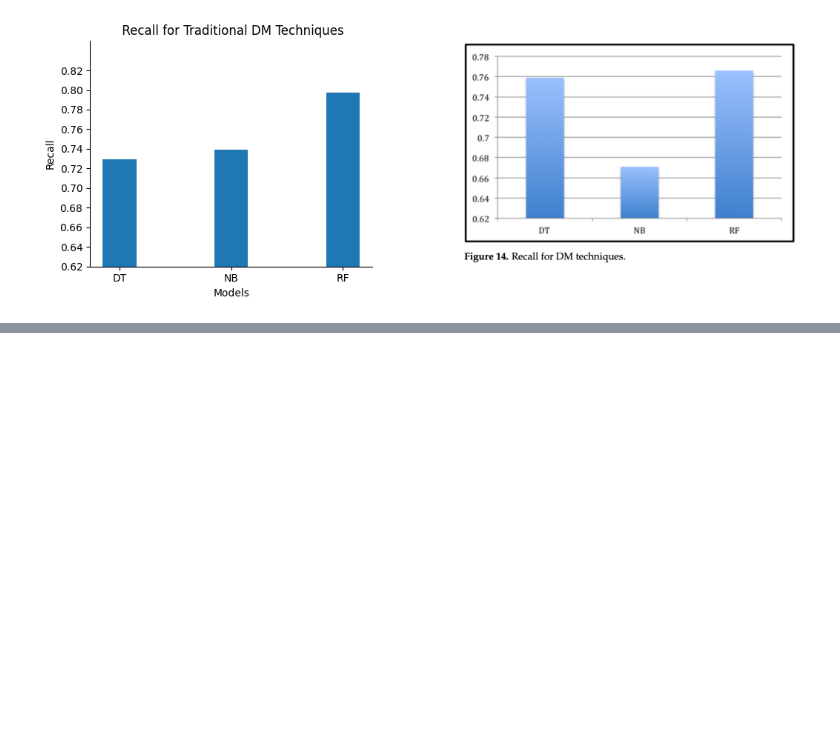
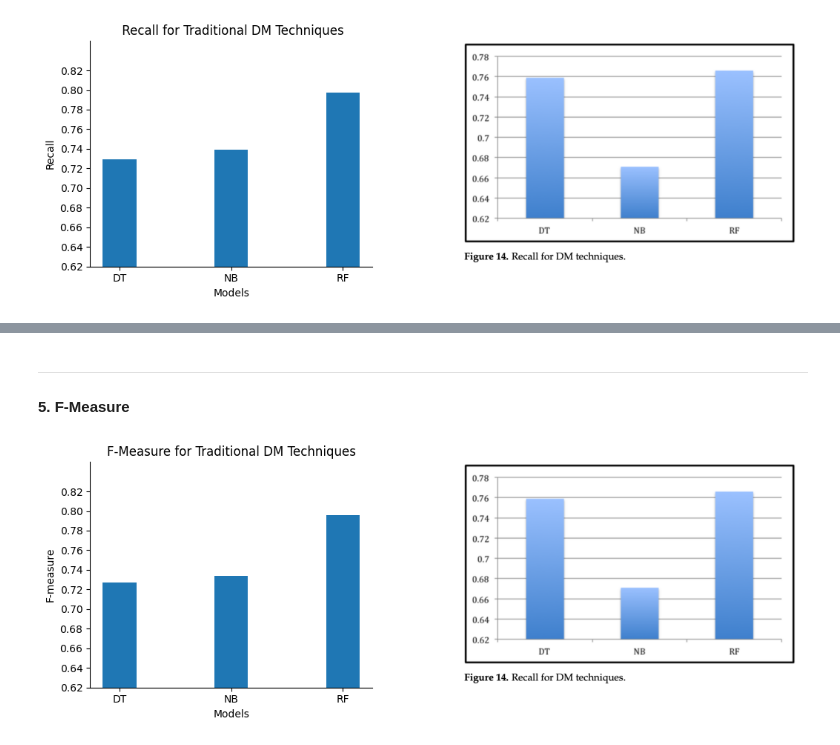
Before and after one commit to ucsd-psych201a/alsulami2023, a Jupyter notebook: writeup/Reproducibility Report.ipynb, the cells around one changed output, grey strips where cells are left out. Saved outputs shown, nothing was run; the diff lists cells and outputs as text; code cells hidden in the pictures; blank space fills up the shorter version.

```diff
--- a/writeup/Reproducibility Report.ipynb
+++ b/writeup/Reproducibility Report.ipynb
@@ -936,0 +937,34 @@ plt.show()
+# %% [markdown]
+---
+#### 5. F-Measure
+# %%
+# Select models and their precision values
+f1 = [metrics[3] for metrics in results.values()][0:3]
+
+# Load the image
+img = mpimg.imread('images/recall for traditional DM techniques.png')
+
+# Create subplots: 1 row, 2 columns
+fig, ax = plt.subplots(1, 2, figsize=(12, 4), gridspec_kw={'width_ratios': [1, 2]})
+
+# Plotting the bar chart
+ax[0].bar(models, f1, width=0.3)
+ax[0].set_ylim(0.62, round(max(f1) + 0.05, 2))
+ax[0].set_yticks([round(tick, 2) for tick in frange(0.62, round(max(f1) + 0.04, 2), 0.02)])
+ax[0].set_title('F-Measure for Traditional DM Techniques')
+ax[0].set_xlabel('Models')
+ax[0].set_ylabel('F-measure')
+ax[0].spines['top'].set_visible(False)
+ax[0].spines['right'].set_visible(False)
+
+# Display the image on the second subplot
+ax[1].imshow(img)
+ax[1].axis('off')  # Hide the axis for the image
+
+# Adjust layout to prevent overlap
+plt.tight_layout()
+
+# Show the plot
+plt.show()
+# %% [output]
+[figure, added]
```
Also changed, not shown: parts of 4 cells of this notebook, 1 other file.
